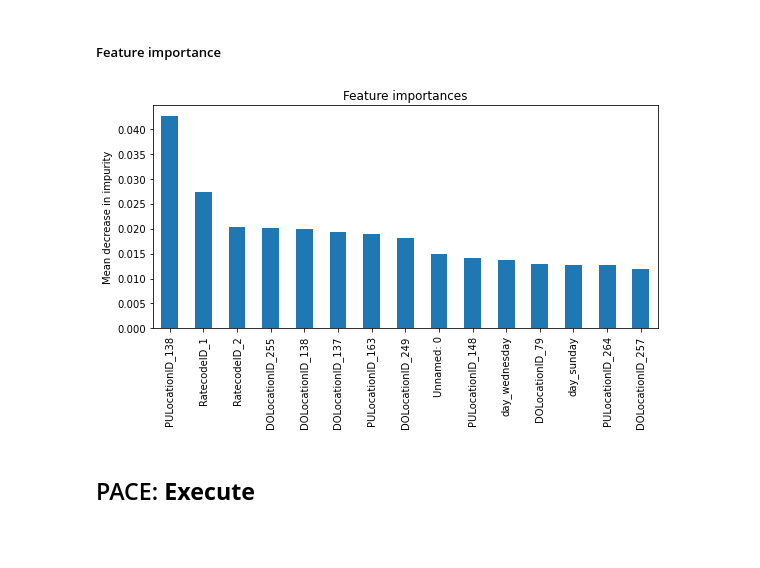
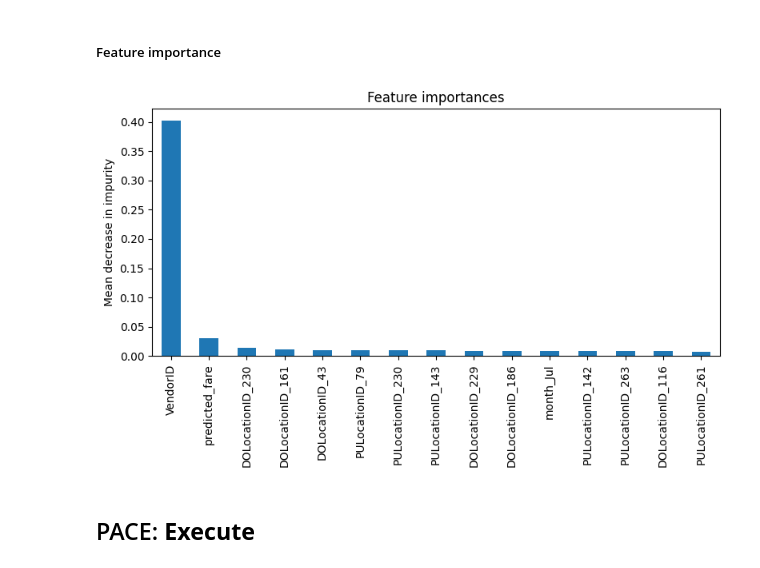
Before and after one commit to oceanvillage/project-taxi-analysis, a Jupyter notebook: project-taxi-analysis.ipynb, the cells around one changed output. Saved outputs shown, nothing was run; the diff lists cells and outputs as text; code cells hidden in the pictures; blank space fills up the shorter version.

```diff
--- a/project-taxi-analysis.ipynb
+++ b/project-taxi-analysis.ipynb
@@ -341,10 +350,10 @@ Name: generous, dtype: int64
 ##### **Split the data**
 # %%
 # Isolate target variable (y)
-y=df2['generous']
+y=df3['generous']
 
 # Isolate the features (X)
-X=df2.drop(['generous'], axis=1)
+X=df3.drop(['generous'], axis=1)
 
 # Split into train and test sets
 X_train, X_test, y_train, y_test = train_test_split(X, y,
@@ -371,11 +378,11 @@ def read_pickle(path, saved_model_name:str):
 rf = RandomForestClassifier(random_state=0)
 
 # 2. Create a dictionary of hyperparameters to tune
-cv_params = {'max_depth': [2,3,4, None],
+cv_params = {'max_depth': [2,3,4],
              'min_samples_leaf': [1,2,3],
              'min_samples_split': [2,3,4],
              'max_features': [2,3,4],
-             'n_estimators': [75, 100, 125]
+             'n_estimators': [10, 100, 300]
              }
 
 # 3. Define a set of scoring metrics to capture
@@ -383,5 +390,3 @@ scoring = {'accuracy', 'precision', 'recall', 'f1'}
 
 # 4. Instantiate the GridSearchCV object
 rf_cv = GridSearchCV(rf, cv_params, scoring=scoring, cv=4, refit='f1')
-# %%
-rf_cv = read_pickle('/assets/',"rf_cv")
@@ -528,5 +535,3 @@ scoring = {'accuracy', 'precision', 'recall', 'f1'}
 
 # 4. Instantiate the GridSearchCV object
 xgb_cv = GridSearchCV(xgb, cv_params, scoring=scoring, cv=4, refit='f1')
-# %%
-xgb_cv = read_pickle('/assets/', "xgb_cv")
@@ -599,17 +630,18 @@ plt.show()
 # %% [markdown]
 ##### Feature importance
 # %%
-rf1=rf_cv
-importances = rf1.best_estimator_.feature_importances_
-rf_importances = pd.Series(importances, index=X_test.columns)
-rf_importances = rf_importances.sort_values(ascending=False)[:15]
+model=xgb_cv
+
+importances = model.best_estimator_.feature_importances_
+model_importances = pd.Series(importances, index=X_test.columns)
+model_importances = model_importances.sort_values(ascending=False)[:15]
 
 fig, ax = plt.subplots(figsize=(8,5))
-rf_importances.plot.bar(ax=ax)
+model_importances.plot.bar(ax=ax)
 ax.set_title('Feature importances')
 ax.set_ylabel('Mean decrease in impurity')
 fig.tight_layout();
 # %% [output]
-[figure, old version]
+[figure, new version]
 # %% [markdown]
 ## PACE: **Execute**
```
Also changed, not shown: parts of 34 cells of this notebook.
